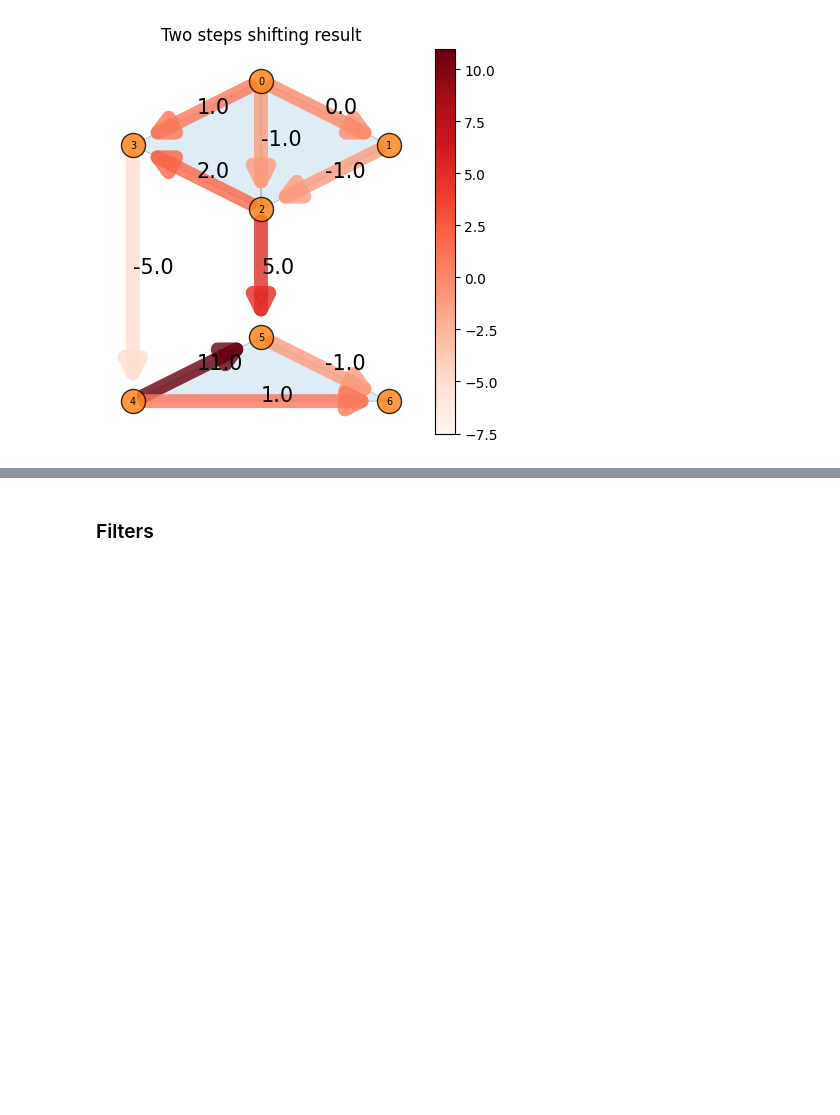
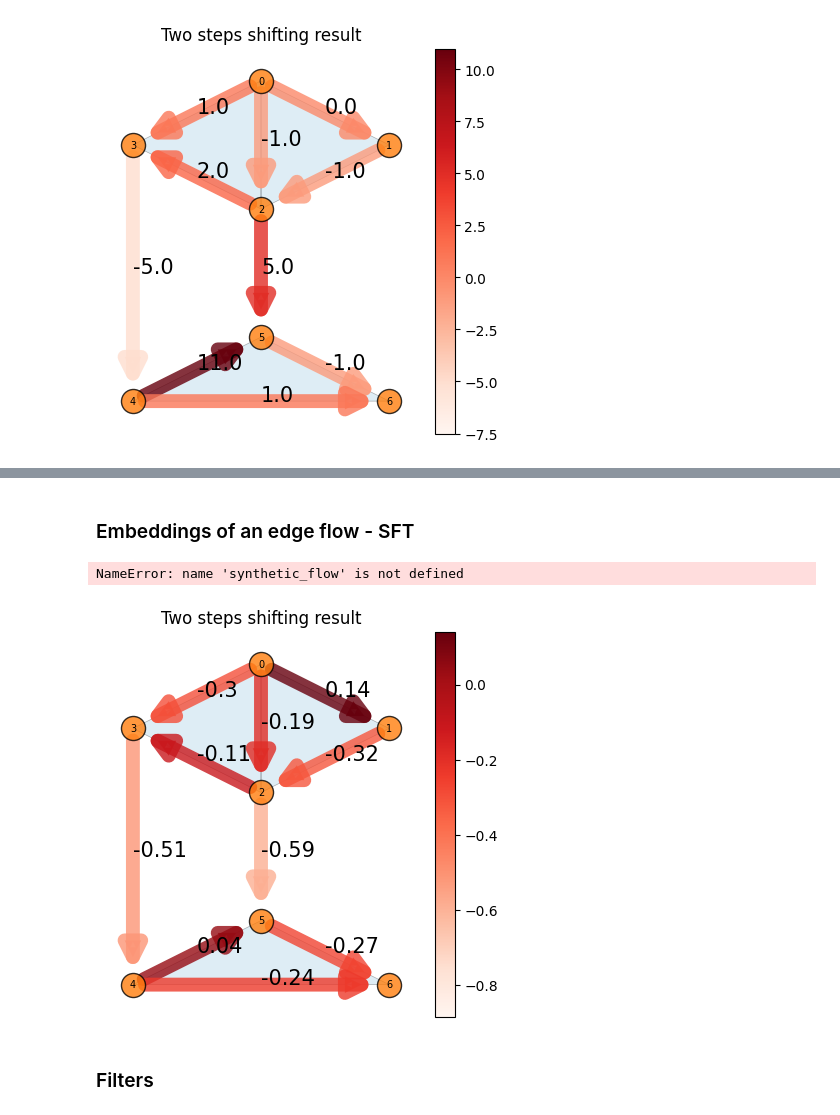
Before and after one commit to irtazahashmi/pytspl, a Jupyter notebook: demo_notebook.ipynb, the cells around one changed output, grey strips where cells are left out. Saved outputs shown, nothing was run; the diff lists cells and outputs as text; code cells hidden in the pictures; blank space fills up the shorter version.

Commit message:
Implemented spectral analysis of edge space.

```diff
--- a/demo_notebook.ipynb
+++ b/demo_notebook.ipynb
@@ -179,3 +236,27 @@ scplot.draw_flow(flow=flow, ax=ax)
+# %% [markdown]
+### Embeddings of an edge flow - SFT
+# %%
+# each entry of an embed-ding represents the weight the flow has on the corresponding eigenvector
+embedding_h = u_h.T @ synthetic_flow # coefficients of the flow in the harmonic basis
+embedding_g = u_g.T @ synthetic_flow # coefficients of the flow in the gradient basis
+embedding_c = u_c.T @ synthetic_flow # coefficients of the flow in the curl basis
+print("embedding_h", embedding_h)
+print("embedding_g", embedding_g)
+print("embedding_c", embedding_c)
+# %% [output]
+NameError: name 'synthetic_flow' is not defined
+# %%
+# simplicial fourier transform (SFT)
+# stack the coefficients
+fig = plt.figure(figsize = (5,5))
+ax = fig.add_subplot(1, 1, 1)
+ax.set_title("Two steps shifting result")
+flow = u_g[:, -1]
+# round
+flow = np.round(flow, 2)
+scplot.draw_flow(flow=flow, ax=ax)
+# %% [output]
+[figure, added]
 # %% [markdown]
 ### Filters
 # %%
```
Also changed, not shown: parts of 13 cells of this notebook, 5 other files.
